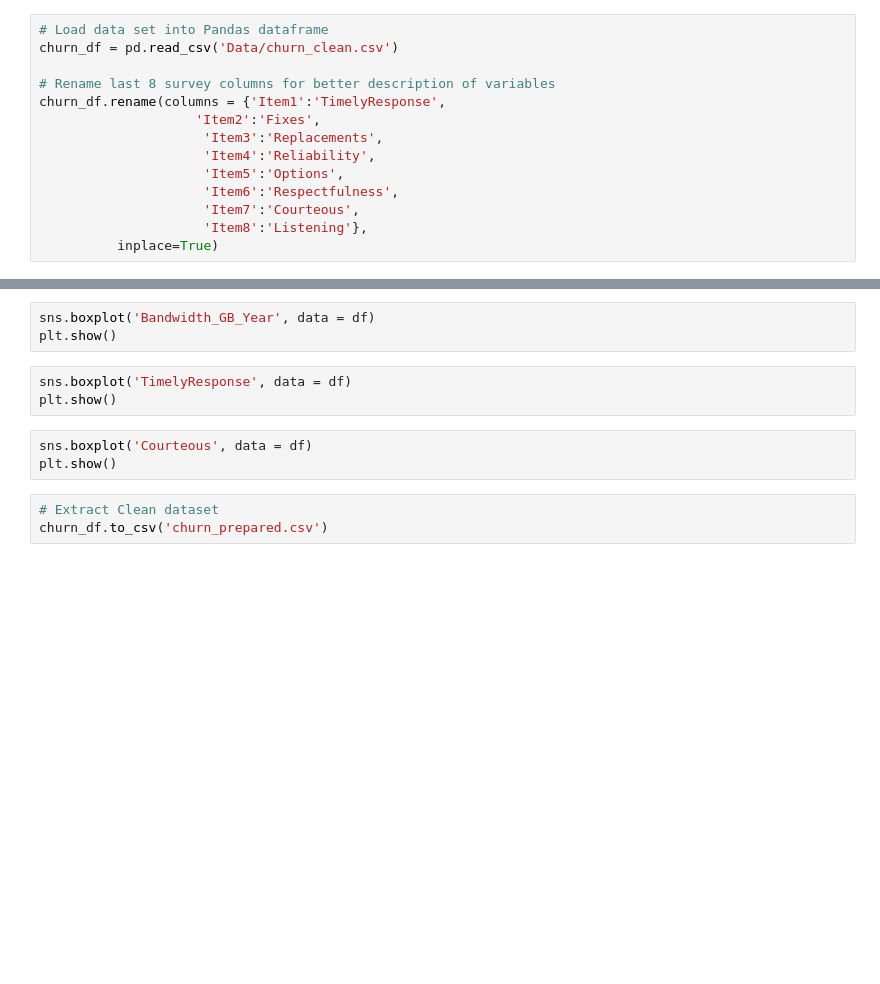
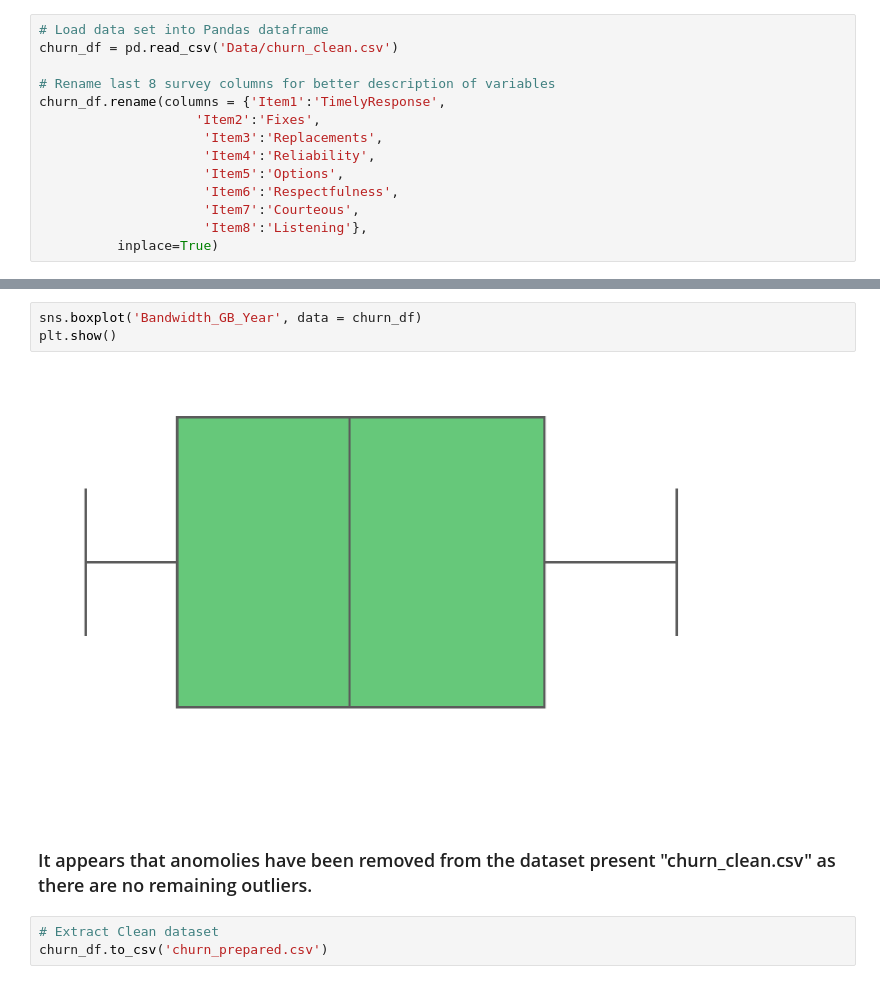
Before and after one commit to vhendr18/D208_Predictive_Modeling, a Jupyter notebook: Performance_Assessment/D208_Performance_Assessment_NBM2_Task_1.ipynb, the cells around one changed output, grey strips where cells are left out. Cells and saved outputs as stored; diff of their text form; blank space fills up the shorter version.

```diff
--- a/Performance_Assessment/D208_Performance_Assessment_NBM2_Task_1.ipynb
+++ b/Performance_Assessment/D208_Performance_Assessment_NBM2_Task_1.ipynb
@@ -233,12 +326,10 @@ plt.show()
 # %%
-sns.boxplot('Bandwidth_GB_Year', data = df)
+sns.boxplot('Bandwidth_GB_Year', data = churn_df)
 plt.show()
+# %% [output]
+[figure, added]
-# %%
-sns.boxplot('TimelyResponse', data = df)
-plt.show()
-# %%
-sns.boxplot('Courteous', data = df)
-plt.show()
+# %% [markdown]
+### It appears that anomolies have been removed from the dataset present "churn_clean.csv" as there are no remaining outliers.
 # %%
 # Extract Clean dataset
 churn_df.to_csv('churn_prepared.csv')
```
Also changed, not shown: parts of 11 cells of this notebook, 1 other file.
